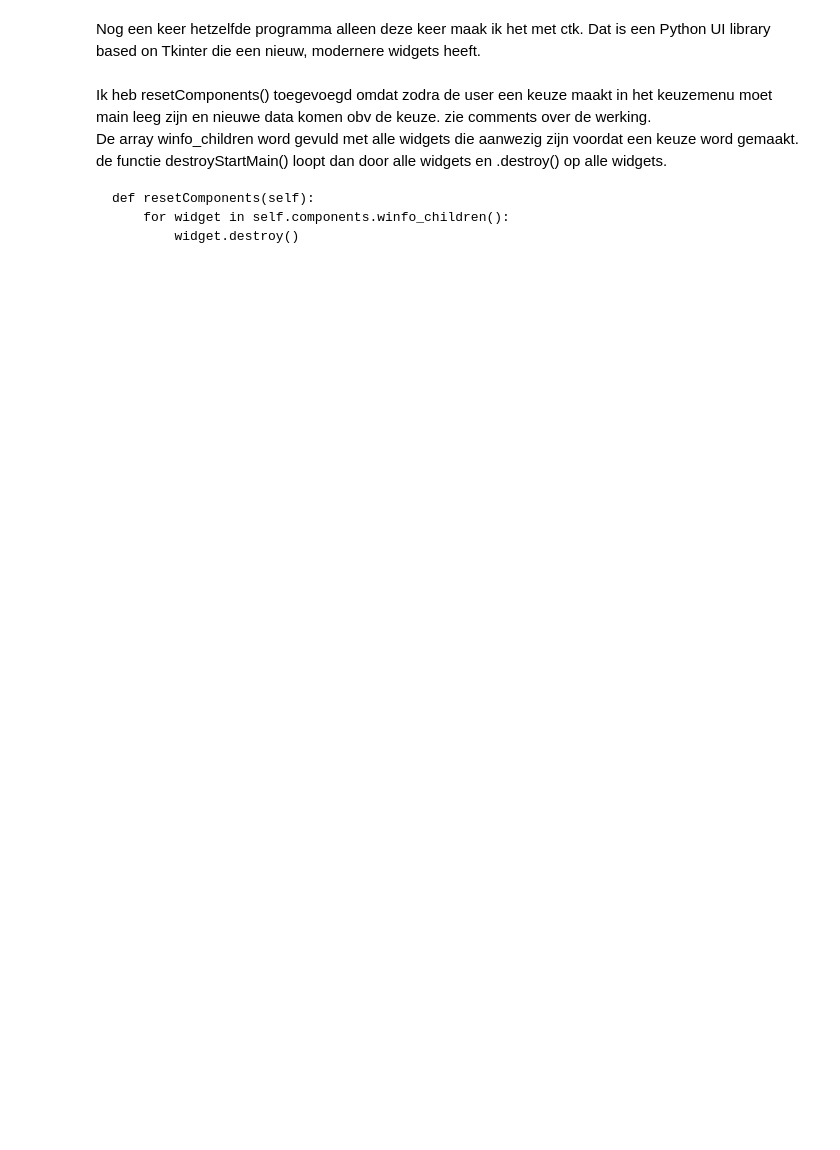
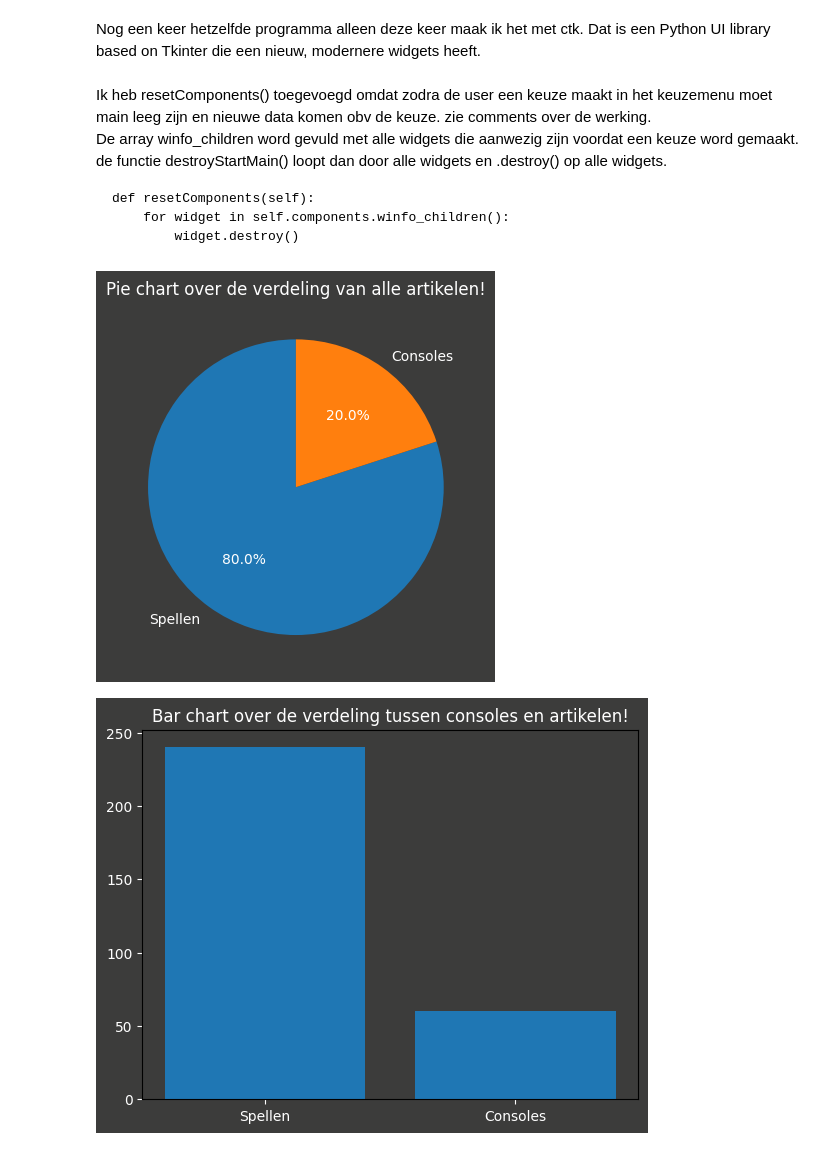
Before and after one commit to LucasPoel/PythonOpdracht, a Jupyter notebook: CTK_22022554_Lucas_Poel.ipynb, the cells around one changed output. Drawn from its saved outputs; the diff is of its cells as text; code cells hidden in the pictures; blank space fills up the shorter version.

```diff
--- a/CTK_22022554_Lucas_Poel.ipynb
+++ b/CTK_22022554_Lucas_Poel.ipynb
@@ -292,5 +301,8 @@ class ErrorWindow():
         self.window.quit()
         self.window.destroy()
 # %%
-# x = App()
-# x.startApp()
+x = App()
+x.startApp()
+# %% [output]
+[figure, added]
+[figure, added]
```
Also changed, not shown: parts of 3 cells of this notebook.
